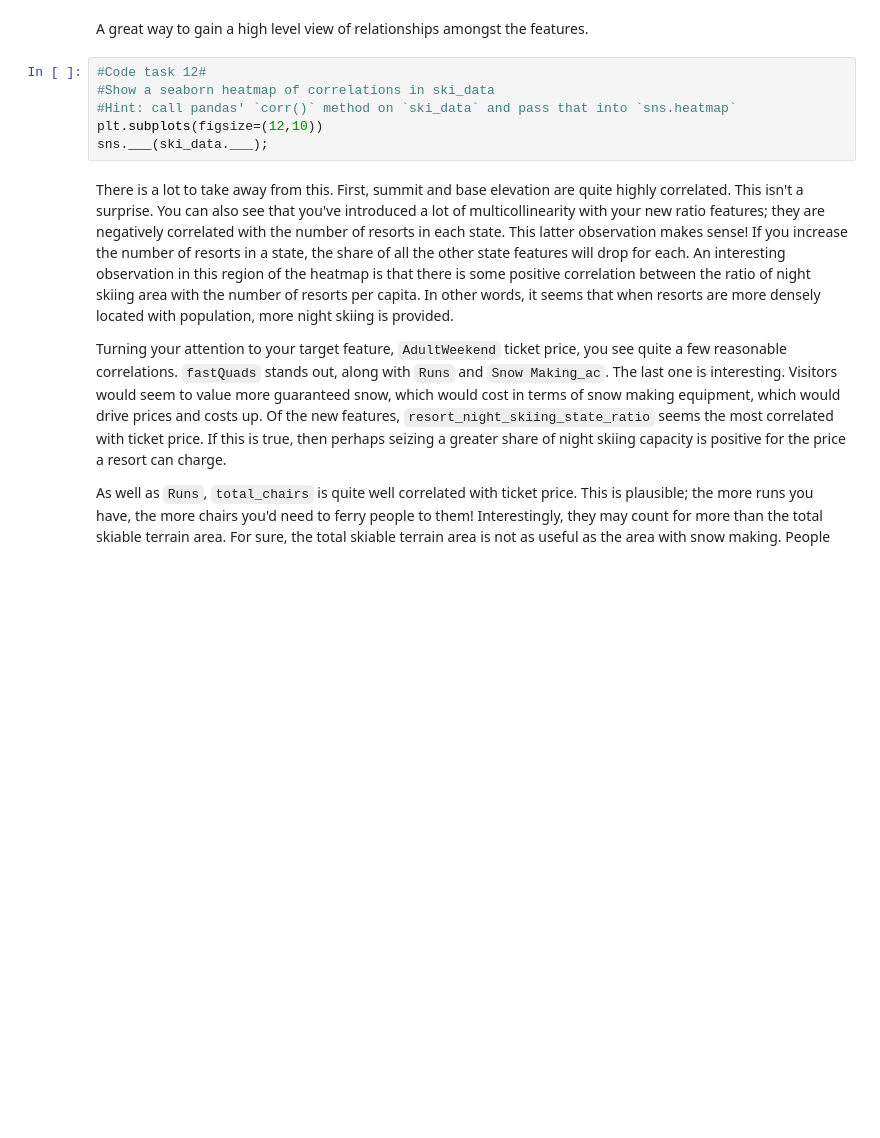
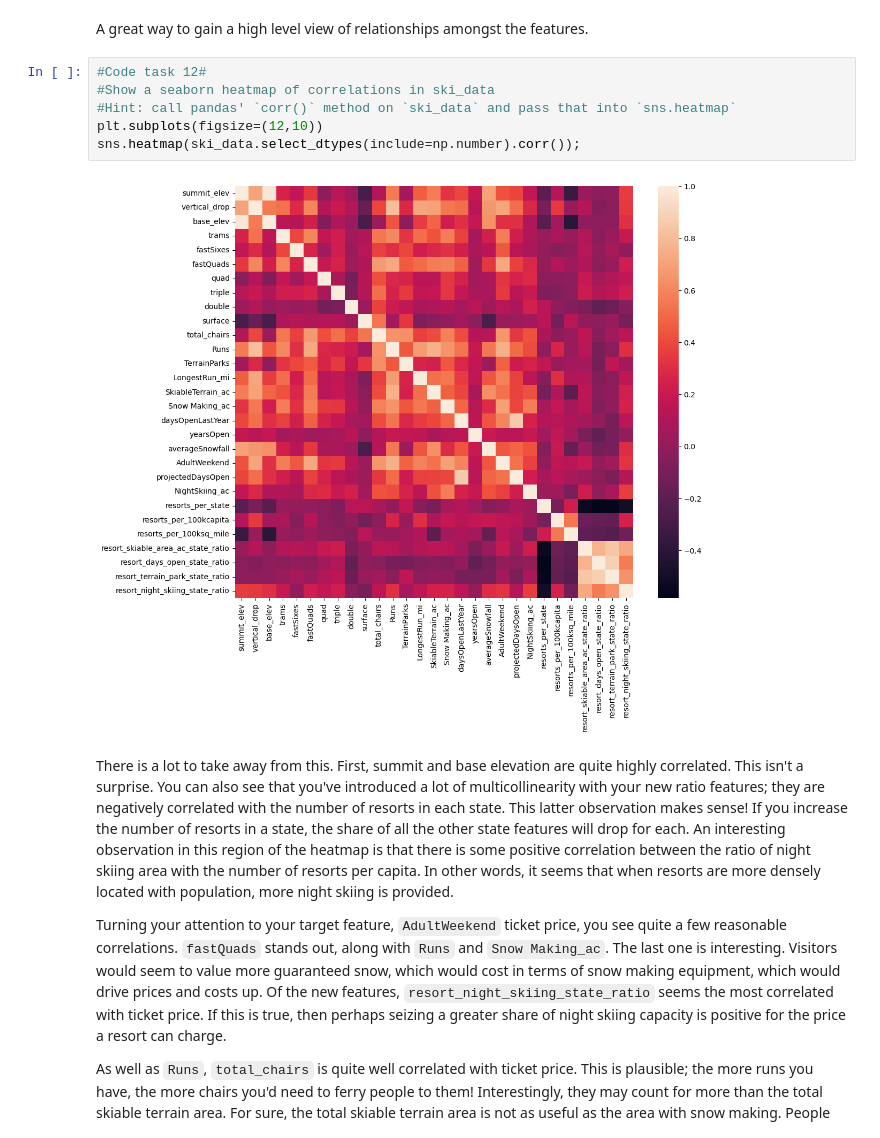
Before and after one commit to gisaf22/DataScienceGuidedCapstone, a Jupyter notebook: Notebooks/03_exploratory_data_analysis.ipynb, the cells around one changed output. Saved outputs shown, nothing was run; the diff lists cells and outputs as text; blank space fills up the shorter version.

```diff
--- a/Notebooks/03_exploratory_data_analysis.ipynb
+++ b/Notebooks/03_exploratory_data_analysis.ipynb
@@ -776,9 +778,11 @@ A great way to gain a high level view of relationships amongst the features.
 # %%
 #Code task 12#
 #Show a seaborn heatmap of correlations in ski_data
 #Hint: call pandas' `corr()` method on `ski_data` and pass that into `sns.heatmap`
 plt.subplots(figsize=(12,10))
-sns.___(ski_data.___);
+sns.heatmap(ski_data.select_dtypes(include=np.number).corr());
+# %% [output]
+[figure, added]
 # %% [markdown]
 There is a lot to take away from this. First, summit and base elevation are quite highly correlated. This isn't a surprise. You can also see that you've introduced a lot of multicollinearity with your new ratio features; they are negatively correlated with the number of resorts in each state. This latter observation makes sense! If you increase the number of resorts in a state, the share of all the other state features will drop for each. An interesting observation in this region of the heatmap is that there is some positive correlation between the ratio of night skiing area with the number of resorts per capita. In other words, it seems that when resorts are more densely located with population, more night skiing is provided.
 
```
Also changed, not shown: parts of 9 cells of this notebook.
